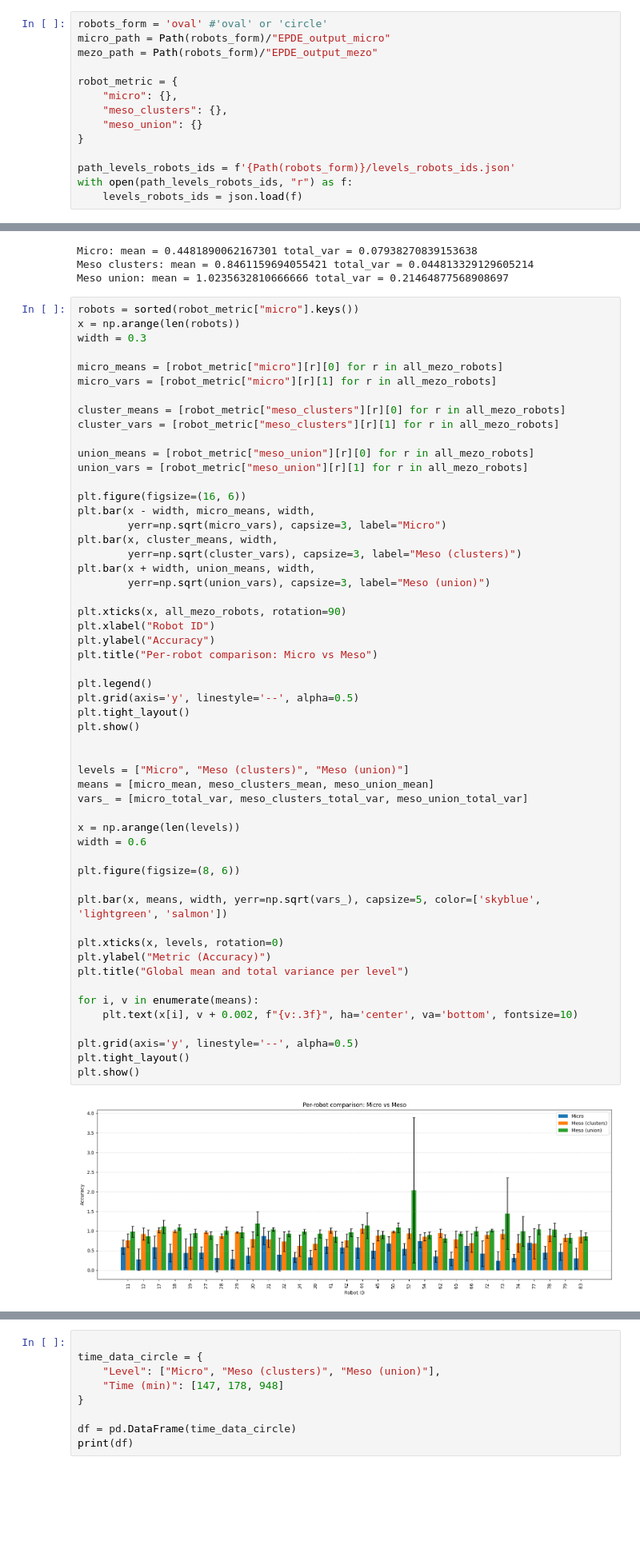
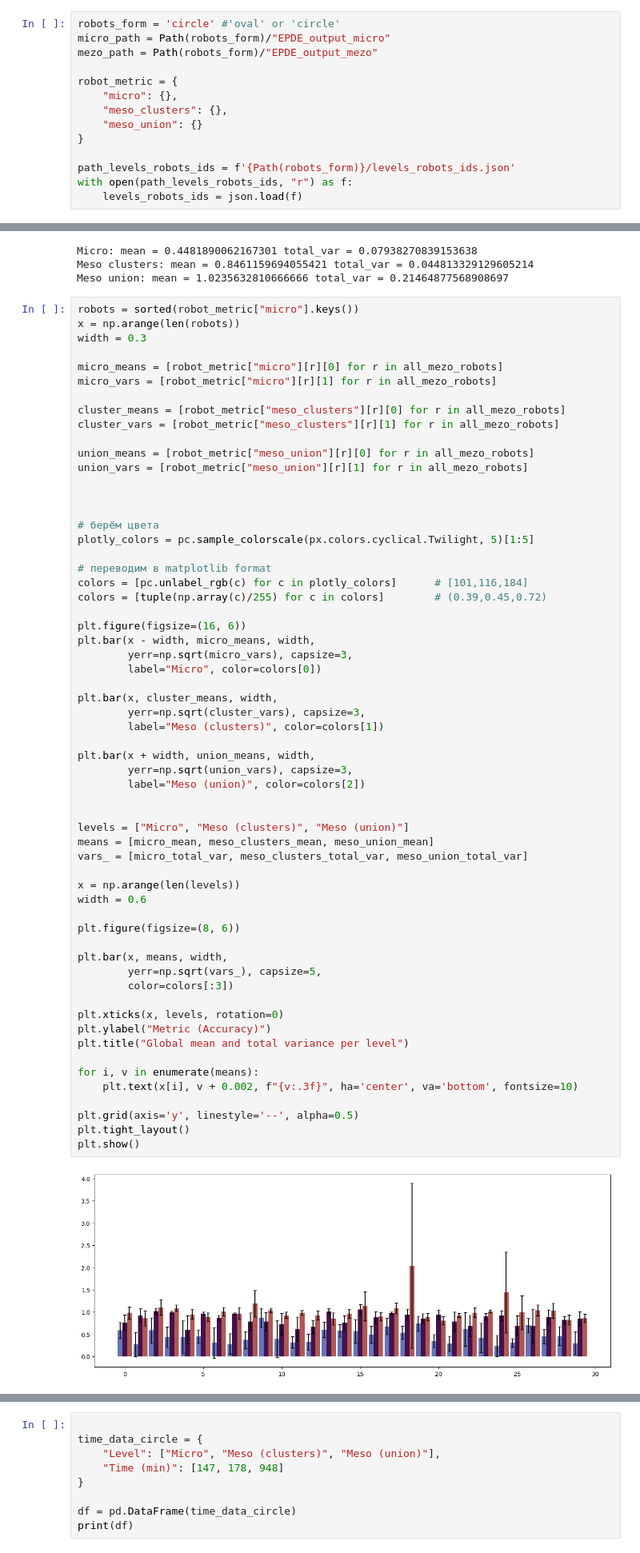
Before and after one commit to 20saaa02/Active_Matter, a Jupyter notebook: system_analysis.ipynb, the cells around one changed output, grey strips where cells are left out. Shown at 80% size. Drawn from its saved outputs; the diff is of its cells as text; blank space fills up the shorter version.

Commit message:
update colors of the graphics

```diff
--- a/system_analysis.ipynb
+++ b/system_analysis.ipynb
@@ -98,7 +100,7 @@ def compute_global_mean_and_total_var(level_dict):
 # %% [markdown]
 # Choice type of robots form
 # %%
-robots_form = 'oval' #'oval' or 'circle'
+robots_form = 'circle' #'oval' or 'circle'
 micro_path = Path(robots_form)/"EPDE_output_micro"
 mezo_path = Path(robots_form)/"EPDE_output_mezo"
 
@@ -196,45 +198,51 @@ cluster_vars = [robot_metric["meso_clusters"][r][1] for r in all_mezo_robots]
 union_means = [robot_metric["meso_union"][r][0] for r in all_mezo_robots]
 union_vars = [robot_metric["meso_union"][r][1] for r in all_mezo_robots]
 
+
+
+# берём цвета
+plotly_colors = pc.sample_colorscale(px.colors.cyclical.Twilight, 5)[1:5]
+
+# переводим в matplotlib format
+colors = [pc.unlabel_rgb(c) for c in plotly_colors]      # [101,116,184]
+colors = [tuple(np.array(c)/255) for c in colors]        # (0.39,0.45,0.72)
+
 plt.figure(figsize=(16, 6))
 plt.bar(x - width, micro_means, width,
-        yerr=np.sqrt(micro_vars), capsize=3, label="Micro")
+        yerr=np.sqrt(micro_vars), capsize=3,
+        label="Micro", color=colors[0])
+
 plt.bar(x, cluster_means, width,
-        yerr=np.sqrt(cluster_vars), capsize=3, label="Meso (clusters)")
+        yerr=np.sqrt(cluster_vars), capsize=3,
+        label="Meso (clusters)", color=colors[1])
+
 plt.bar(x + width, union_means, width,
-        yerr=np.sqrt(union_vars), capsize=3, label="Meso (union)")
-
-plt.xticks(x, all_mezo_robots, rotation=90)
-plt.xlabel("Robot ID")
-plt.ylabel("Accuracy")
-plt.title("Per-robot comparison: Micro vs Meso")
-
-plt.legend()
-plt.grid(axis='y', linestyle='--', alpha=0.5)
-plt.tight_layout()
-plt.show()
+        yerr=np.sqrt(union_vars), capsize=3,
+        label="Meso (union)", color=colors[2])
 
 
 levels = ["Micro", "Meso (clusters)", "Meso (union)"]
 means = [micro_mean, meso_clusters_mean, meso_union_mean]
 vars_ = [micro_total_var, meso_clusters_total_var, meso_union_total_var]
 
 x = np.arange(len(levels))
 width = 0.6
 
 plt.figure(figsize=(8, 6))
 
-plt.bar(x, means, width, yerr=np.sqrt(vars_), capsize=5, color=['skyblue', 'lightgreen', 'salmon'])
+plt.bar(x, means, width,
+        yerr=np.sqrt(vars_), capsize=5,
+        color=colors[:3])
 
 plt.xticks(x, levels, rotation=0)
 plt.ylabel("Metric (Accuracy)")
 plt.title("Global mean and total variance per level")
 
 for i, v in enumerate(means):
     plt.text(x[i], v + 0.002, f"{v:.3f}", ha='center', va='bottom', fontsize=10)
 
 plt.grid(axis='y', linestyle='--', alpha=0.5)
 plt.tight_layout()
 plt.show()
 # %% [output]
-[figure, old version]
+[figure, new version]
```
Also changed, not shown: parts of 3 cells of this notebook, 1 other file.
